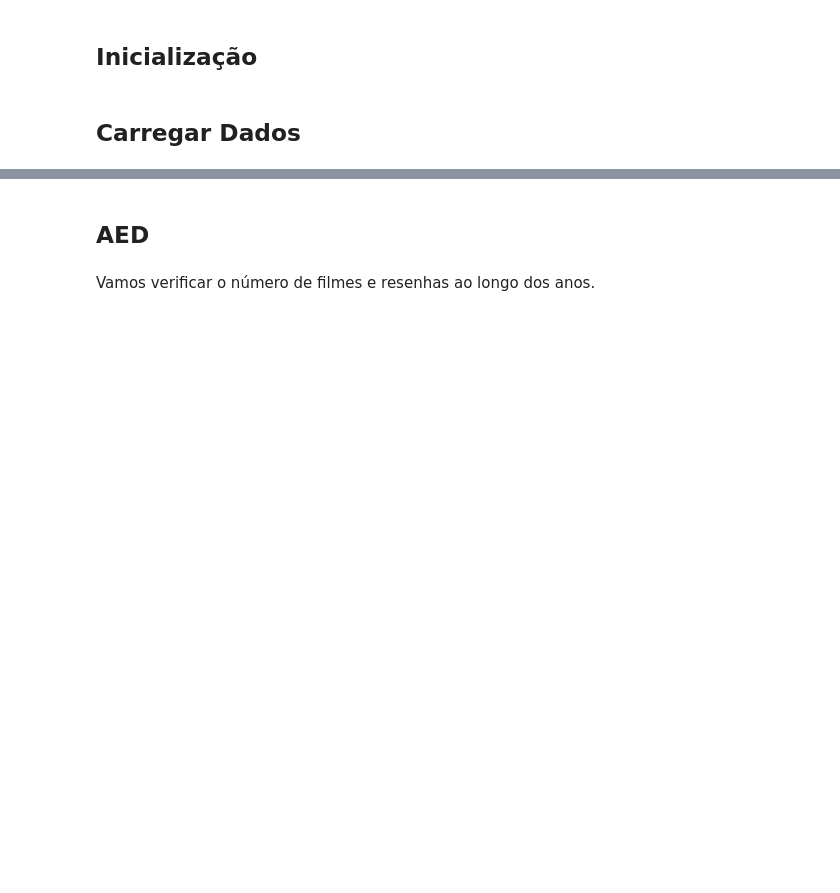
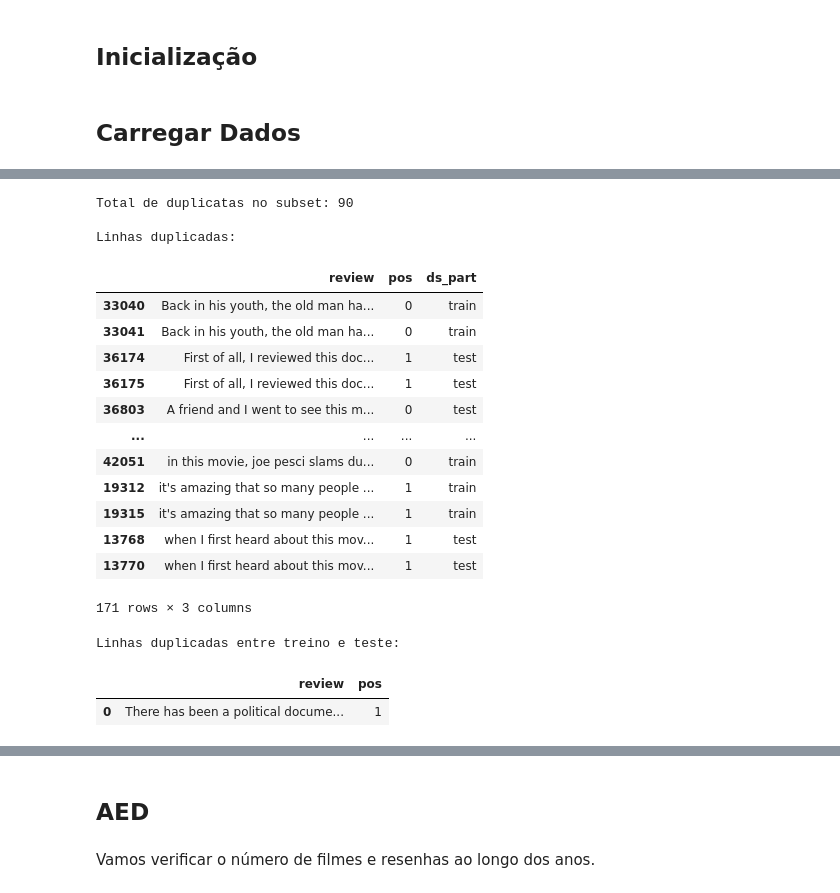
Before and after one commit to peperrone/mbads14-film-junky-union, a Jupyter notebook: notebook_p14.ipynb, the cells around one changed output, grey strips where cells are left out. Drawn from its saved outputs; the diff is of its cells as text; code cells hidden in the pictures; blank space fills up the shorter version.

```diff
--- a/notebook_p14.ipynb
+++ b/notebook_p14.ipynb
@@ -32,0 +256,54 @@ df_reviews = pd.read_csv('/datasets/imdb_reviews.tsv', sep='\t', dtype={'votes':
+# %%
+## Checando duplicatas apenas no subset de colunas que são relevantes para o projeto (review, pos, ds_part)
+# Definindo as colunas relevantes para a análise
+selected_columns = ['review', 'pos', 'ds_part']
+df_subset = df_reviews[selected_columns]
+
+# Checando valores duplicados entre as partições
+duplicates = df_subset.duplicated()
+
+print("Total de duplicatas no subset:", duplicates.sum())
+
+# Visualizando as linhas duplicadas, se houver
+if duplicates.any():
+
+    duplicate_rows = df_subset[df_subset.duplicated(keep=False)].sort_values(['review', 'ds_part'])
+
+    print("\nLinhas duplicadas:")
+    display(duplicate_rows)
+
+    # Separando as partições de treino e teste
+    train_reviews = df_subset[df_subset['ds_part'] == 'train'].drop(columns='ds_part')
+    test_reviews = df_subset[df_subset['ds_part'] == 'test'].drop(columns='ds_part')
+
+    # Verificando duplicatas entre treino e teste
+    duplicates_between_partitions = train_reviews.merge(test_reviews, how='inner')
+
+    if not duplicates_between_partitions.empty:
+        print("\nLinhas duplicadas entre treino e teste:")
+        display(duplicates_between_partitions)
+    else:
+        print("\nNão há linhas duplicadas entre treino e teste.")
+
+else:
+    print("\nNão há duplicatas no subset selecionado.")
+# %% [output]
+Total de duplicatas no subset: 90
+
+Linhas duplicadas:
+|  | review | pos | ds_part |
+| 33040 | Back in his youth, the old man ha... | 0 | train |
+| 33041 | Back in his youth, the old man ha... | 0 | train |
+| 36174 | First of all, I reviewed this doc... | 1 | test |
+| 36175 | First of all, I reviewed this doc... | 1 | test |
+| 36803 | A friend and I went to see this m... | 0 | test |
+| ... | ... | ... | ... |
+| 42051 | in this movie, joe pesci slams du... | 0 | train |
+| 19312 | it's amazing that so many people ... | 1 | train |
+| 19315 | it's amazing that so many people ... | 1 | train |
+| 13768 | when I first heard about this mov... | 1 | test |
+| 13770 | when I first heard about this mov... | 1 | test |
+171 rows × 3 columns
+Linhas duplicadas entre treino e teste:
+|  | review | pos |
+| 0 | There has been a political docume... | 1 |
```
Also changed, not shown: parts of 20 cells of this notebook.
